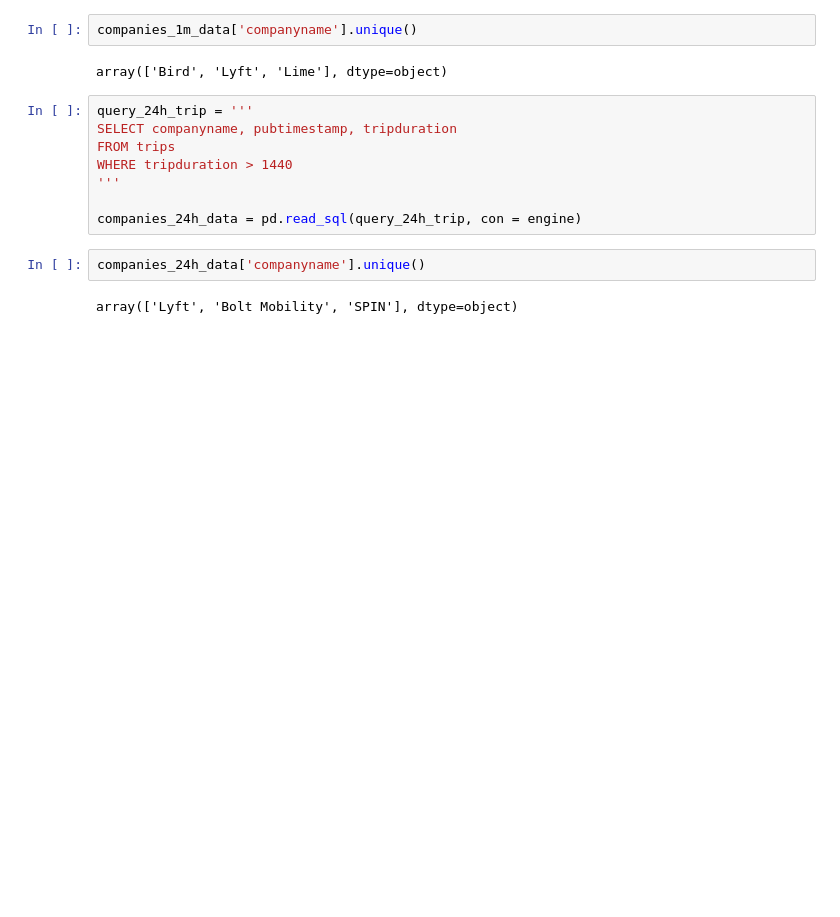
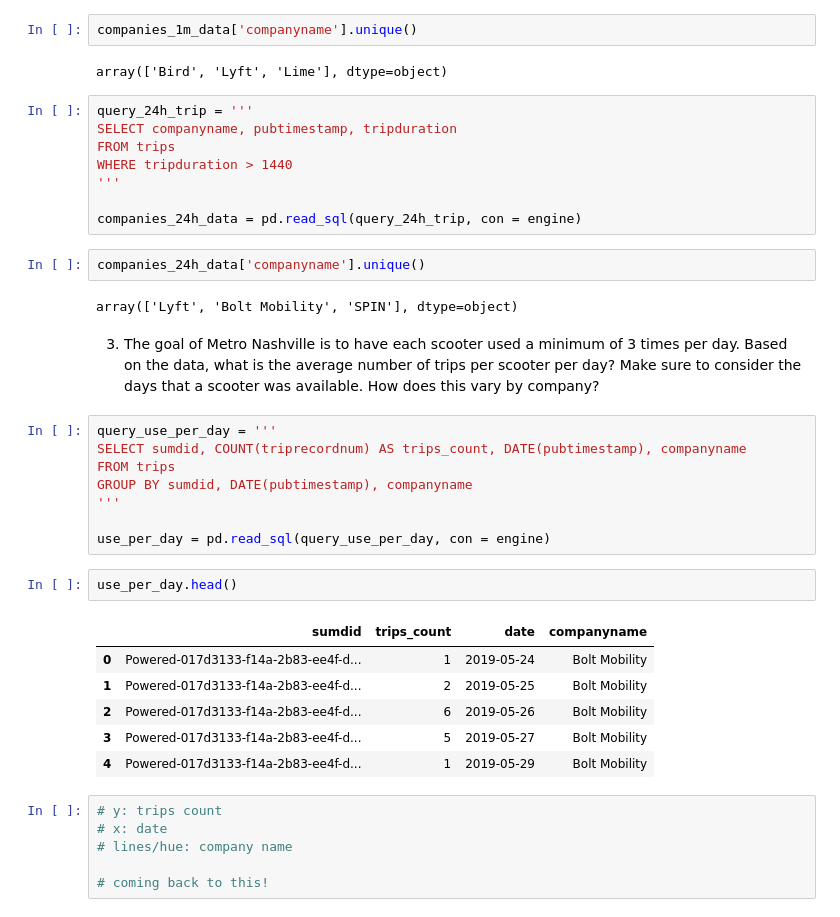
Before and after one commit to NSS-Data-Analytics-Cohort-10/scooters-group-2, a Jupyter notebook: notebooks/scooters_notebook.ipynb, the cells around one changed output. Saved outputs shown, nothing was run; the diff lists cells and outputs as text; blank space fills up the shorter version.

```diff
--- a/notebooks/scooters_notebook.ipynb
+++ b/notebooks/scooters_notebook.ipynb
@@ -465,3 +465,28 @@ companies_24h_data = pd.read_sql(query_24h_trip, con = engine)
 companies_24h_data['companyname'].unique()
 # %% [output]
 array(['Lyft', 'Bolt Mobility', 'SPIN'], dtype=object)
+# %% [markdown]
+3. The goal of Metro Nashville is to have each scooter used a minimum of 3 times per day. Based on the data, what is the average number of trips per scooter per day? Make sure to consider the days that a scooter was available. How does this vary by company?
+# %%
+query_use_per_day = '''
+SELECT sumdid, COUNT(triprecordnum) AS trips_count, DATE(pubtimestamp), companyname
+FROM trips
+GROUP BY sumdid, DATE(pubtimestamp), companyname
+'''
+
+use_per_day = pd.read_sql(query_use_per_day, con = engine)
+# %%
+use_per_day.head()
+# %% [output]
+|  | sumdid | trips_count | date | companyname |
+| 0 | Powered-017d3133-f14a-2b83-ee4f-d... | 1 | 2019-05-24 | Bolt Mobility |
+| 1 | Powered-017d3133-f14a-2b83-ee4f-d... | 2 | 2019-05-25 | Bolt Mobility |
+| 2 | Powered-017d3133-f14a-2b83-ee4f-d... | 6 | 2019-05-26 | Bolt Mobility |
+| 3 | Powered-017d3133-f14a-2b83-ee4f-d... | 5 | 2019-05-27 | Bolt Mobility |
+| 4 | Powered-017d3133-f14a-2b83-ee4f-d... | 1 | 2019-05-29 | Bolt Mobility |
+# %%
+# y: trips count
+# x: date
+# lines/hue: company name
+
+# coming back to this!
```
Also changed, not shown: parts of 3 cells of this notebook.
